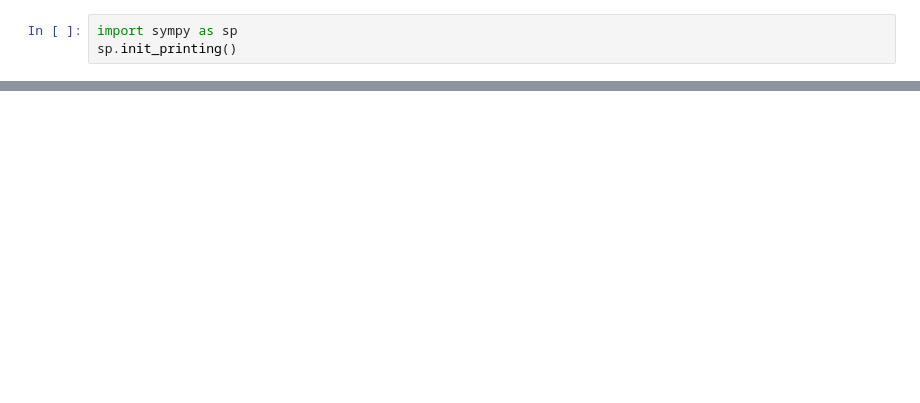
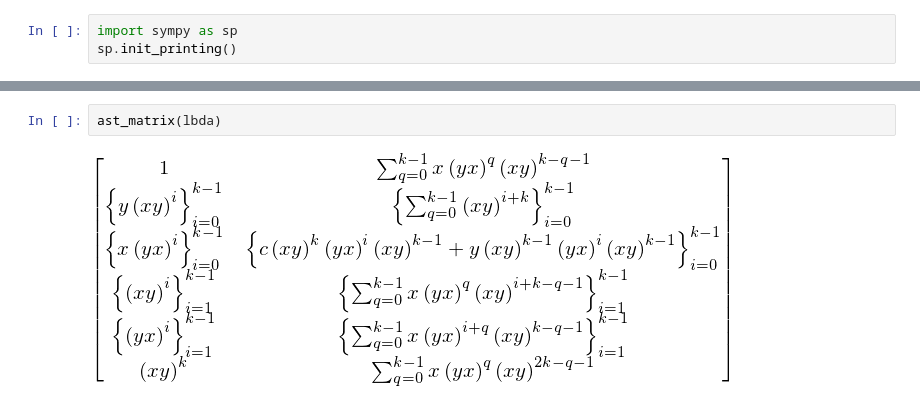
Before and after one commit to dniku/symbolic-computations, a Jupyter notebook: cohomology.ipynb, the cells around one changed output, grey strips where cells are left out. Cells and saved outputs as stored; diff of their text form; blank space fills up the shorter version.

```diff
--- a/cohomology.ipynb
+++ b/cohomology.ipynb
@@ -169,0 +26,4 @@ xreplace → <bound method Basic.xreplace of SeqFormula(y*(x*y)**i, (i, 0, k - 1
+# %%
+ast_matrix(lbda)
+# %% [output]
+[figure, added]
```
Also changed, not shown: parts of 41 cells of this notebook.
